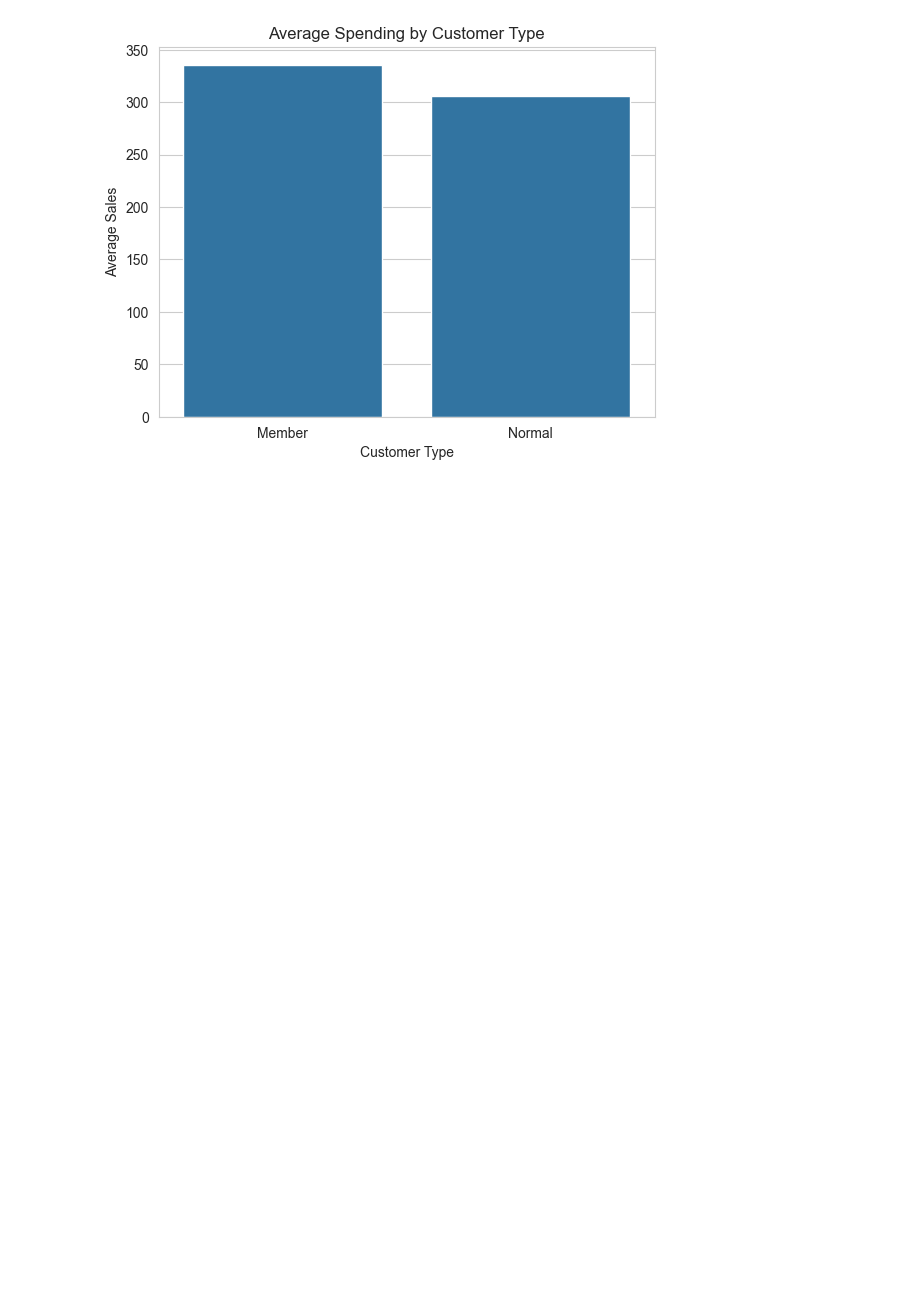
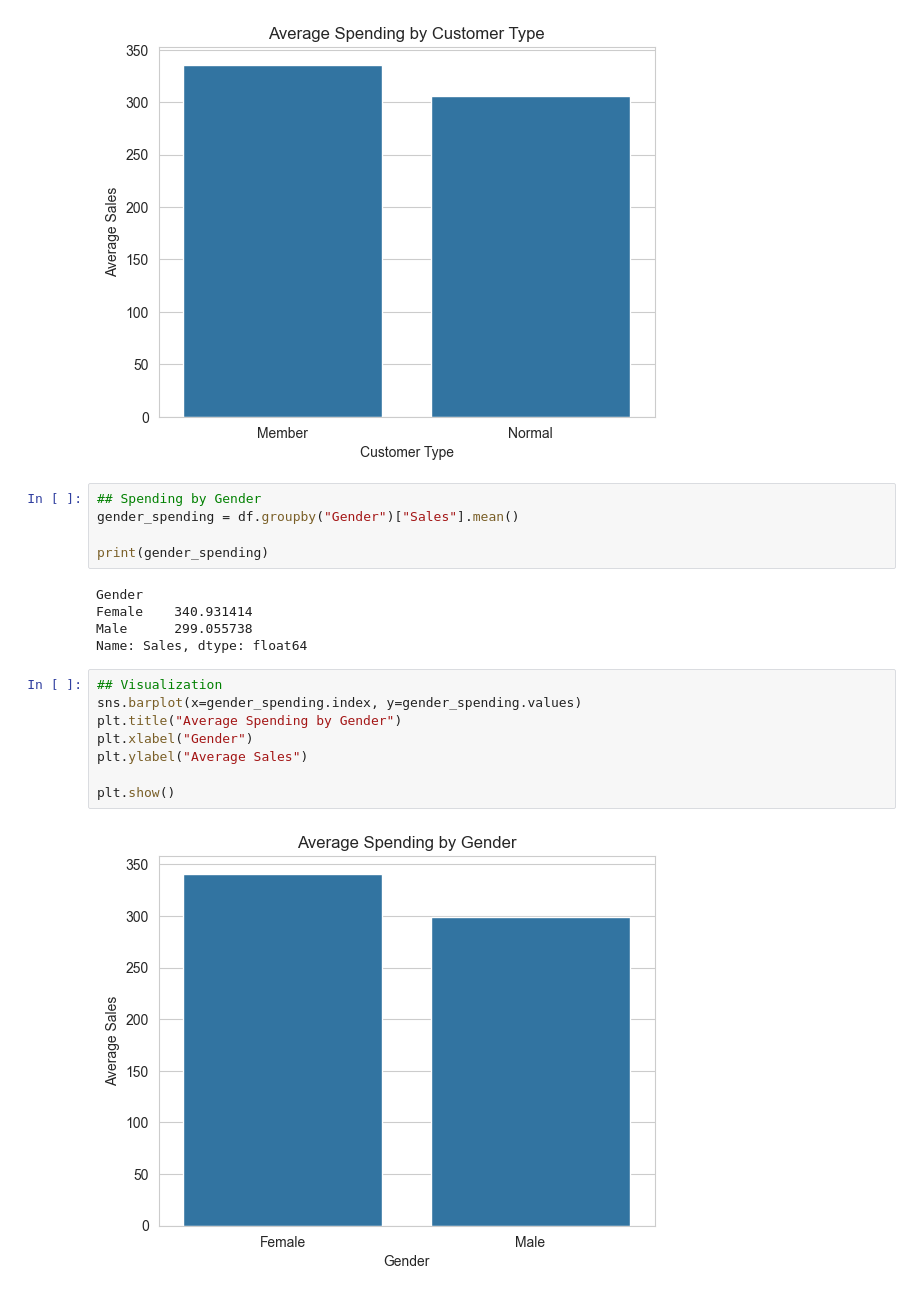
Before and after one commit to GL1TH/supermarket, a Jupyter notebook: Supermarket_project.ipynb, the cells around one changed output. Saved outputs shown, nothing was run; the diff lists cells and outputs as text; blank space fills up the shorter version.

```diff
--- a/Supermarket_project.ipynb
+++ b/Supermarket_project.ipynb
@@ -290,3 +290,23 @@ plt.ylabel("Average Sales")
 plt.show()
 # %% [output]
 [figure]
+# %%
+## Spending by Gender
+gender_spending = df.groupby("Gender")["Sales"].mean()
+
+print(gender_spending)
+# %% [output]
+Gender
+Female    340.931414
+Male      299.055738
+Name: Sales, dtype: float64
+# %%
+## Visualization
+sns.barplot(x=gender_spending.index, y=gender_spending.values)
+plt.title("Average Spending by Gender")
+plt.xlabel("Gender")
+plt.ylabel("Average Sales")
+
+plt.show()
+# %% [output]
+[figure, added]
```
Also changed, not shown: parts of 1 cell of this notebook.
